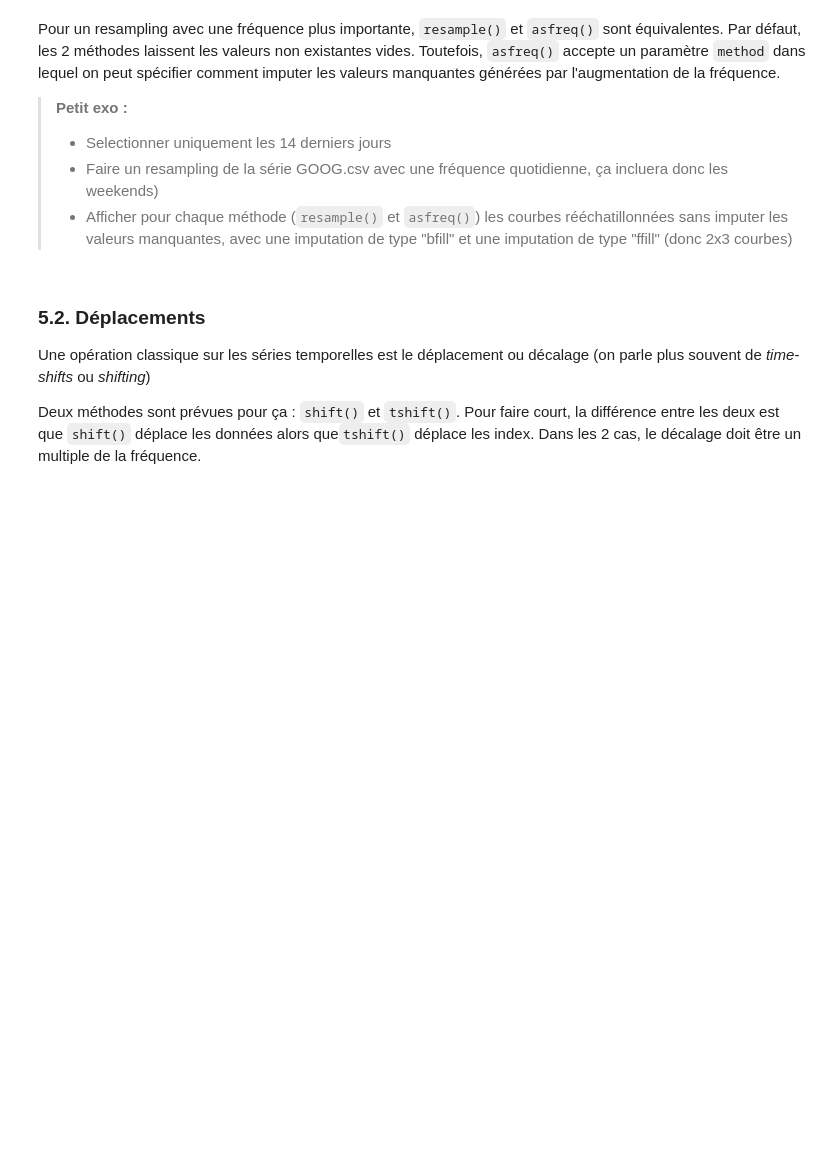
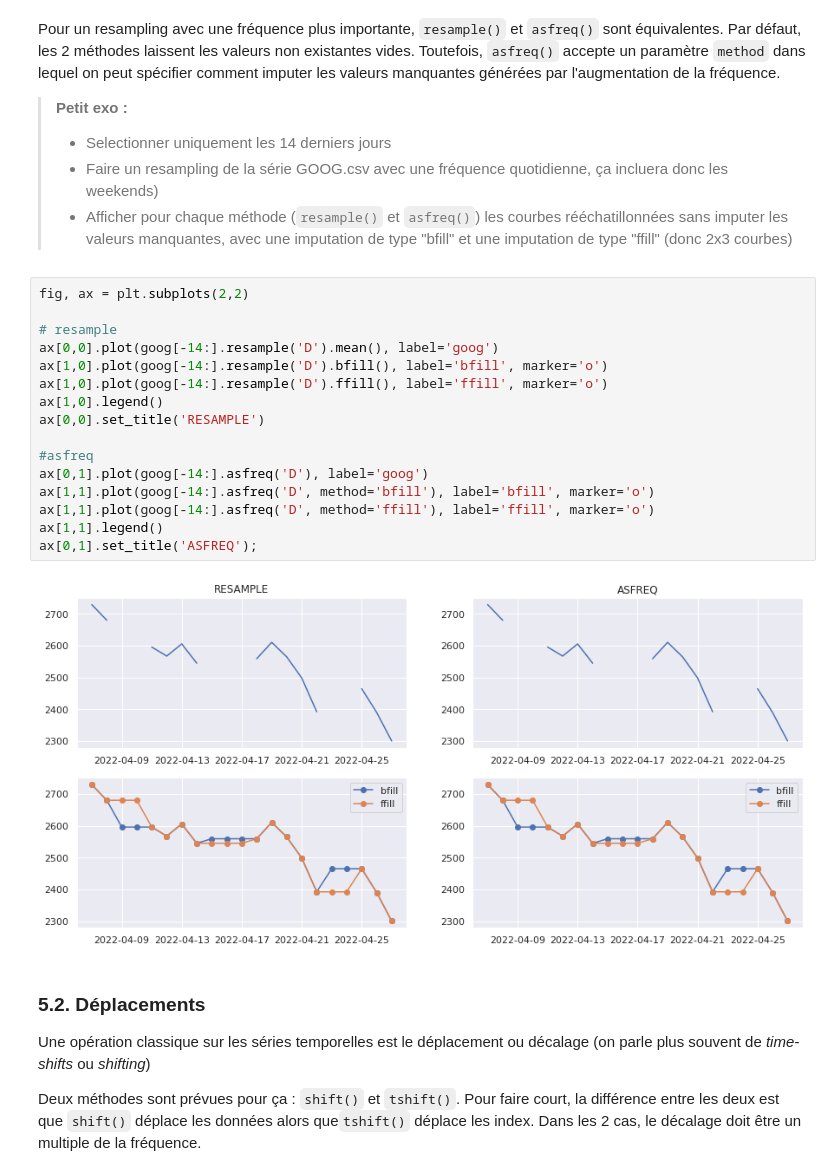
Before and after one commit to louiskuhn/IA-P2-Euskadi, a Jupyter notebook: Ressources/Machine Learning/Séries Temporelles/1. SeriesTemp_Intro.ipynb, the cells around one changed output. Drawn from its saved outputs; the diff is of its cells as text; blank space fills up the shorter version.

```diff
--- a/Ressources/Machine Learning/Séries Temporelles/1. SeriesTemp_Intro.ipynb
+++ b/Ressources/Machine Learning/Séries Temporelles/1. SeriesTemp_Intro.ipynb
@@ -402,6 +450,24 @@ Pour un resampling avec une fréquence plus importante, `resample()` et `asfreq(
 >- Selectionner uniquement les 14 derniers jours
 >- Faire un resampling de la série GOOG.csv avec une fréquence quotidienne, ça incluera donc les weekends)
 >- Afficher pour chaque méthode (`resample()` et `asfreq()`) les courbes rééchatillonnées sans imputer les valeurs manquantes, avec une imputation de type "bfill" et une imputation de type "ffill" (donc 2x3 courbes)
+# %%
+fig, ax = plt.subplots(2,2)
+
+# resample
+ax[0,0].plot(goog[-14:].resample('D').mean(), label='goog')
+ax[1,0].plot(goog[-14:].resample('D').bfill(), label='bfill', marker='o')
+ax[1,0].plot(goog[-14:].resample('D').ffill(), label='ffill', marker='o')
+ax[1,0].legend()
+ax[0,0].set_title('RESAMPLE')
+
+#asfreq
+ax[0,1].plot(goog[-14:].asfreq('D'), label='goog')
+ax[1,1].plot(goog[-14:].asfreq('D', method='bfill'), label='bfill', marker='o')
+ax[1,1].plot(goog[-14:].asfreq('D', method='ffill'), label='ffill', marker='o')
+ax[1,1].legend()
+ax[0,1].set_title('ASFREQ');
+# %% [output]
+[figure, added]
 # %% [markdown]
 ### **5.2. Déplacements**
 
```
Also changed, not shown: parts of 34 cells of this notebook.
